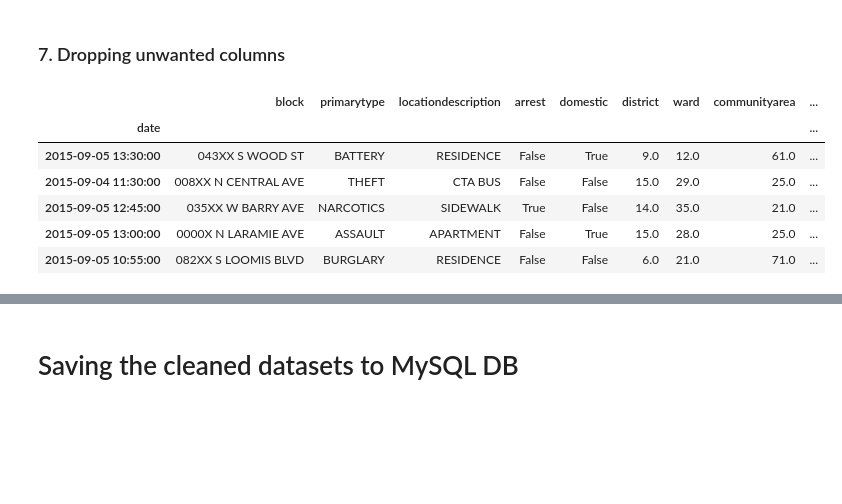
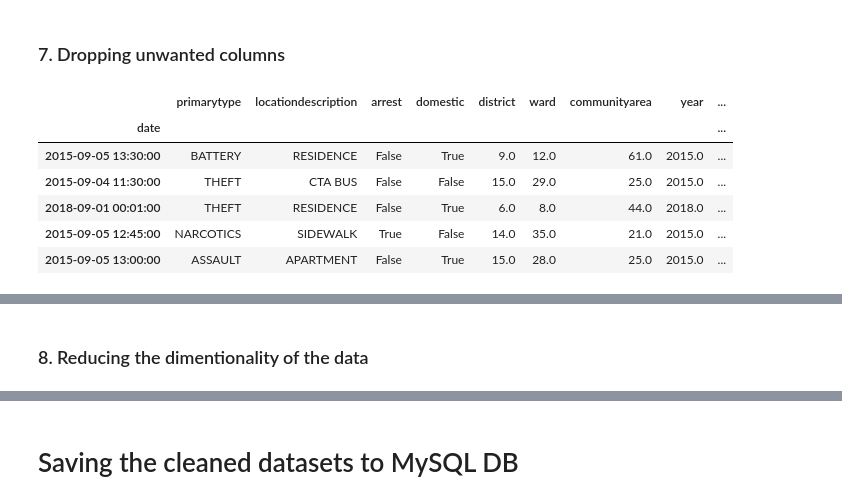
Before and after one commit to tejalvs/ChicagoCrimeAnalysis, a Jupyter notebook: DataCleaning_1.ipynb, the cells around one changed output, grey strips where cells are left out. Drawn from its saved outputs; the diff is of its cells as text; code cells hidden in the pictures; blank space fills up the shorter version.

```diff
--- a/DataCleaning_1.ipynb
+++ b/DataCleaning_1.ipynb
@@ -169,0 +311,5 @@ Crimes.reset_index(drop=True,inplace=True)
+# %%
+Crimes['latitude'] = Crimes.apply(lambda row : fillLatitude(row), axis = 1)
+# %%
+Crimes['communityarea'] = Crimes.apply(lambda row : fillCommunityarea(row), axis = 1)
+Crimes.isnull().sum()
@@ -198,9 +382,8 @@ updatedon                   0
 latitude                    0
 longitude                   0
 dtype: int64
-# %%
-Crimes.dropna(subset=['communityarea','locationdescription','ward'],inplace=True)
-Crimes.reset_index(drop=True,inplace=True)
+# %%
+Crimes=Crimes.fillna(0)
 # %%
 Census=Census.fillna(0)
 sns.heatmap(Census.isnull(), cbar = False)
@@ -227,14 +410,14 @@ Census.head()
 # %% [markdown]
 ### 7. Dropping unwanted columns
 # %%
-Crimes.drop(["iucr","description","fbicode","xcoordinate","ycoordinate","updatedon","date","beat"],axis=1,inplace=True)
+Crimes.drop(["iucr","description","fbicode","xcoordinate","ycoordinate","updatedon","date","beat","block"],axis=1,inplace=True)
 Crimes.head(5)
 # %% [output]
-|  | block | primarytype | locationdescription | arrest | domestic | district | ward | communityarea | ... |
+|  | primarytype | locationdescription | arrest | domestic | district | ward | communityarea | year | ... |
 | date |  |  |  |  |  |  |  |  | ... |
-| 2015-09-05 13:30:00 | 043XX S WOOD ST | BATTERY | RESIDENCE | False | True | 9.0 | 12.0 | 61.0 | ... |
-| 2015-09-04 11:30:00 | 008XX N CENTRAL AVE | THEFT | CTA BUS | False | False | 15.0 | 29.0 | 25.0 | ... |
-| 2015-09-05 12:45:00 | 035XX W BARRY AVE | NARCOTICS | SIDEWALK | True | False | 14.0 | 35.0 | 21.0 | ... |
-| 2015-09-05 13:00:00 | 0000X N LARAMIE AVE | ASSAULT | APARTMENT | False | True | 15.0 | 28.0 | 25.0 | ... |
-| 2015-09-05 10:55:00 | 082XX S LOOMIS BLVD | BURGLARY | RESIDENCE | False | False | 6.0 | 21.0 | 71.0 | ... |
+| 2015-09-05 13:30:00 | BATTERY | RESIDENCE | False | True | 9.0 | 12.0 | 61.0 | 2015.0 | ... |
+| 2015-09-04 11:30:00 | THEFT | CTA BUS | False | False | 15.0 | 29.0 | 25.0 | 2015.0 | ... |
+| 2018-09-01 00:01:00 | THEFT | RESIDENCE | False | True | 6.0 | 8.0 | 44.0 | 2018.0 | ... |
+| 2015-09-05 12:45:00 | NARCOTICS | SIDEWALK | True | False | 14.0 | 35.0 | 21.0 | 2015.0 | ... |
+| 2015-09-05 13:00:00 | ASSAULT | APARTMENT | False | True | 15.0 | 28.0 | 25.0 | 2015.0 | ... |
 # %%
@@ -248,3 +431,5 @@ Census.head(5)
 | 3.0 | 3.8 | 24.0 | 8.9 | 11.8 | ... |
 | 4.0 | 3.4 | 10.9 | 8.2 | 13.4 | ... |
 | 5.0 | 0.3 | 7.5 | 5.2 | 4.5 | ... |
+# %% [markdown]
+### 8. Reducing the dimentionality of the data
```
Also changed, not shown: parts of 29 cells of this notebook, 4 other files.
